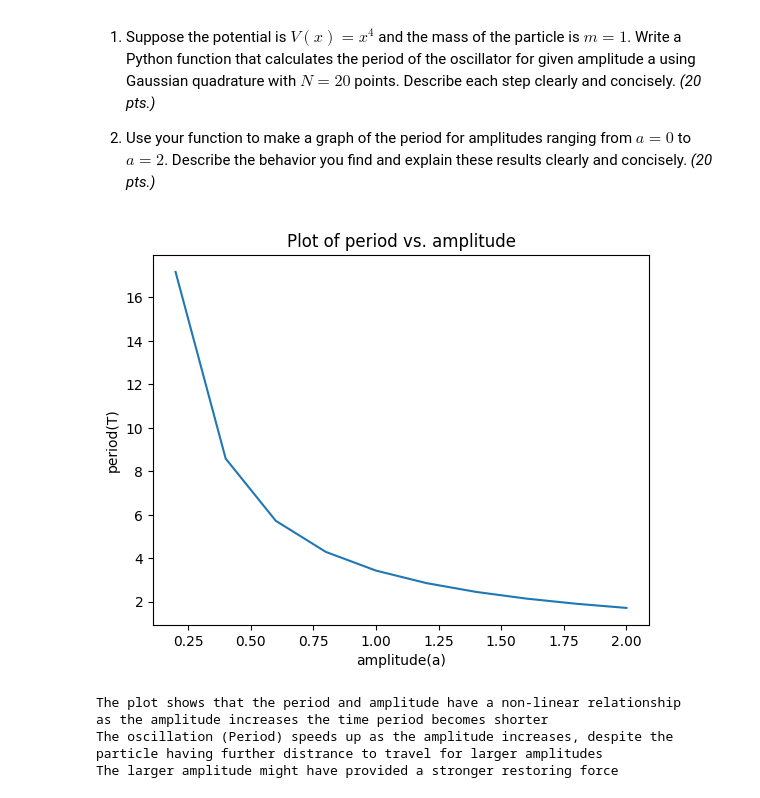
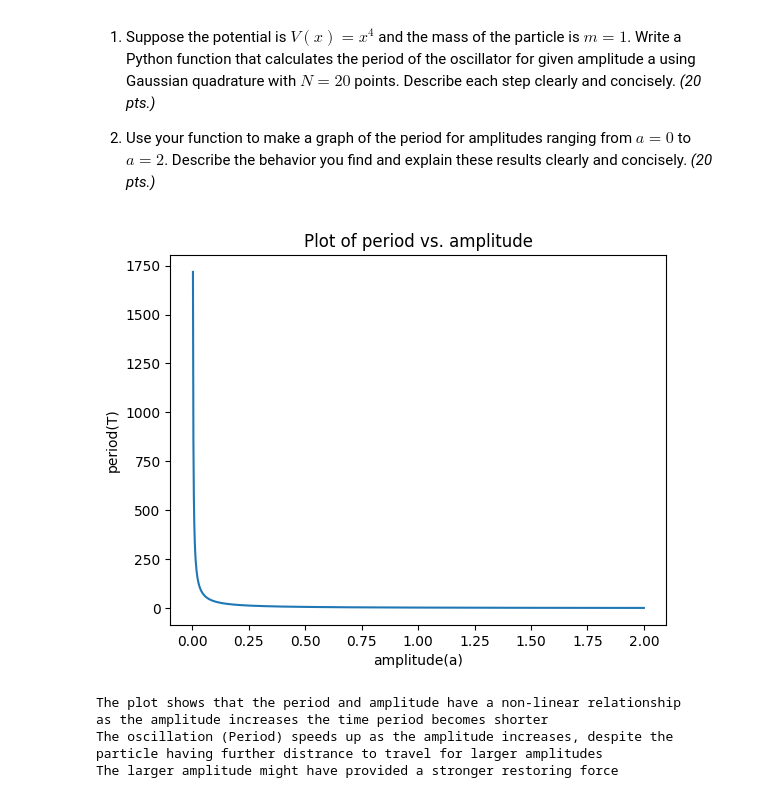
Before and after one commit to Balejado/Apphy-155, a Jupyter notebook: BALEJADO_lab_assignment_module1.ipynb, the cells around one changed output. Drawn from its saved outputs; the diff is of its cells as text; code cells hidden in the pictures.

```diff
--- a/BALEJADO_lab_assignment_module1.ipynb
+++ b/BALEJADO_lab_assignment_module1.ipynb
@@ -278,35 +278,35 @@ def T(a, N):
   return sqrt(8*m)*T           # returns the period T scaled by sqrt(8*m)
 
 ## PLOTTING ##
 
 # Listing thr Given values
 N = 20  # number of slices
 m = 1.0 # mass
 a = 2.0 # upper-bound amplitude
 
 #Plotting T versus a
-N_plot = 10 # number of pts plotted
+N_plot = 1000 # number of pts plotted
 a_pts = np.zeros(N_plot) # x-axis
 T_pts = np.zeros(N_plot) # y-axis
 
 for i in range(N_plot):
   a_pts[i] = a/N_plot * (i+1) # generated amplitude values for plotting
 for i in range(N_plot):
   T_pts[i] = T(a_pts[i], N)   # computes the period for each amplitude
 
 plt.plot(a_pts, T_pts)                    # creates the plot amplitude vs. period
 plt.xlabel("amplitude(a)")                # adds the x-label for plot
 plt.ylabel("period(T)")                   # adds the y-label for plot
 plt.title("Plot of period vs. amplitude") # adds the title of the plot
 plt.show()                                # displays the plot
 print("") # space
 ## EXPLANATION OF THE BEHAVIOR OF THE PLOT ##
 print ("The plot shows that the period and amplitude have a non-linear relationship")
 print ("as the amplitude increases the time period becomes shorter")
 print ("The oscillation (Period) speeds up as the amplitude increases, despite the particle having further distrance to travel for larger amplitudes")
 print ("The larger amplitude might have provided a stronger restoring force")
 # %% [output]
-[figure, old version]
+[figure, new version]
 The plot shows that the period and amplitude have a non-linear relationship
 as the amplitude increases the time period becomes shorter
 The oscillation (Period) speeds up as the amplitude increases, despite the particle having further distrance to travel for larger amplitudes
```
Also changed, not shown: parts of 2 cells of this notebook.
